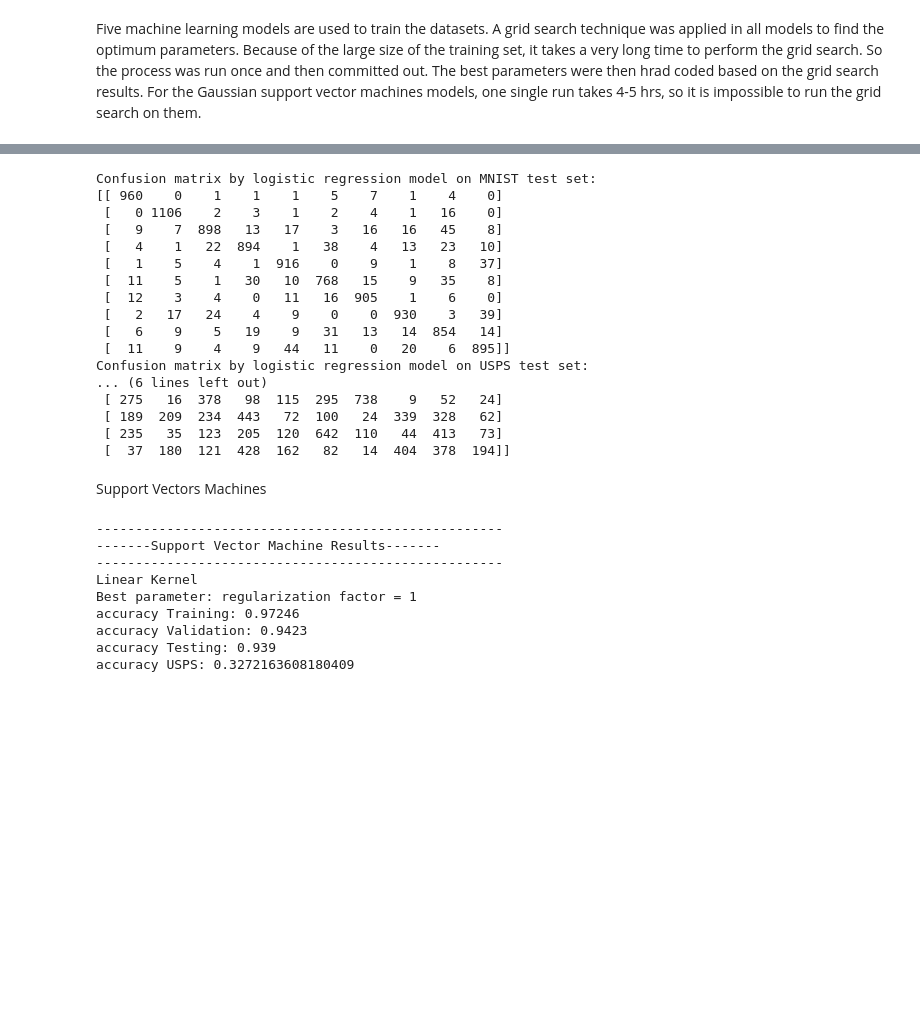
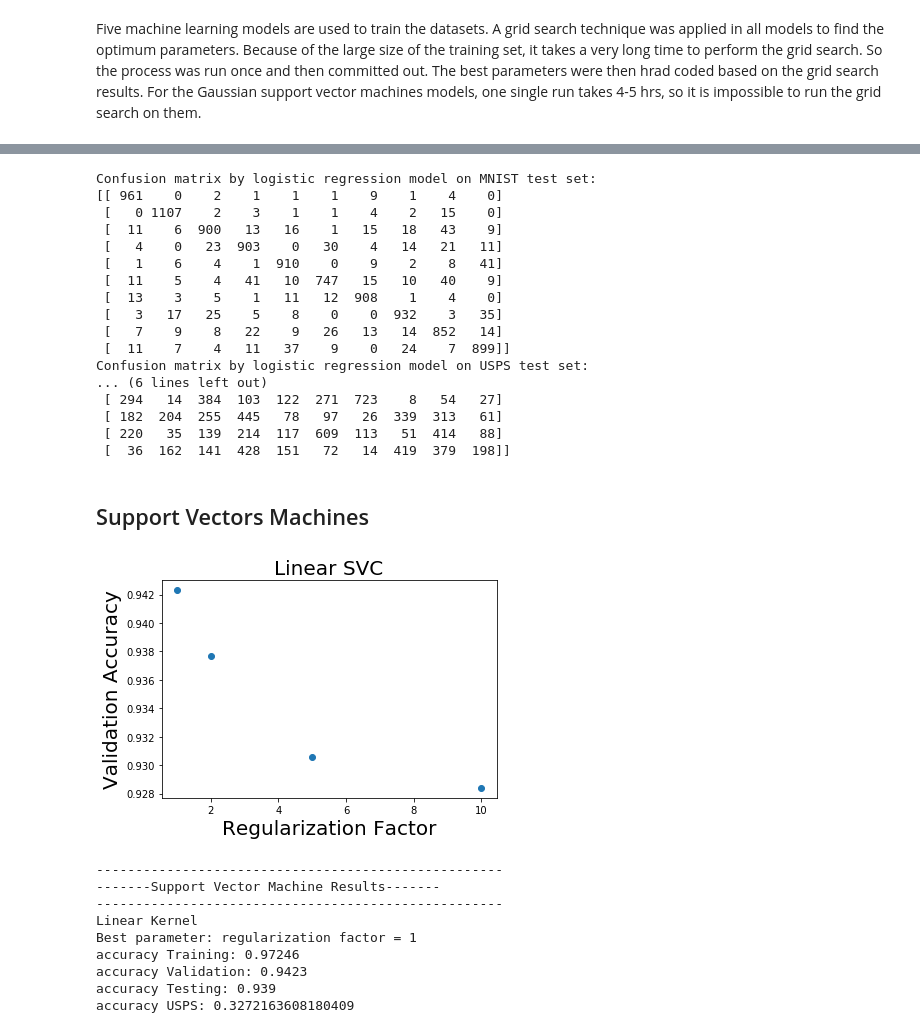
Before and after one commit to yiqichenshallwetalk/DigitClassifier, a Jupyter notebook: DigitClassifier.ipynb, the cells around one changed output, grey strips where cells are left out. Cells and saved outputs as stored; diff of their text form; code cells hidden in the pictures; blank space fills up the shorter version.

```diff
--- a/DigitClassifier.ipynb
+++ b/DigitClassifier.ipynb
@@ -347,9 +383,9 @@ EMS USPS: 2.164904157896523, accuracy USPS: 0.36566828341417074
 # %%
 # Calculate confusion matrices for both MNIST and USPS datasets
-y_pred_log = softmax(w.dot(x_test.T)).T
+y_pred_log = logreg.predict(w, x_test)
 label_pred_log = [np.argmax(y_pred_log[i]) for i in range(len(y_pred_log))]
 cf_log = confusion_matrix(label_test, label_pred_log)
-y_usps_pred_log = softmax(w.dot(x_usps_test.T)).T
+y_usps_pred_log = logreg.predict(w, x_usps_test)
 label_usps_pred_log = [np.argmax(y_usps_pred_log[i]) for i in range(len(y_usps_pred_log))]
 cf_usps_log = confusion_matrix(label_usps_test, label_usps_pred_log)
 print ('\n')
@@ -359,40 +395,43 @@ print ('Confusion matrix by logistic regression model on USPS test set:')
 print (cf_usps_log)
 # %% [output]
 Confusion matrix by logistic regression model on MNIST test set:
-[[ 960    0    1    1    1    5    7    1    4    0]
- [   0 1106    2    3    1    2    4    1   16    0]
- [   9    7  898   13   17    3   16   16   45    8]
- [   4    1   22  894    1   38    4   13   23   10]
- [   1    5    4    1  916    0    9    1    8   37]
- [  11    5    1   30   10  768   15    9   35    8]
- [  12    3    4    0   11   16  905    1    6    0]
- [   2   17   24    4    9    0    0  930    3   39]
- [   6    9    5   19    9   31   13   14  854   14]
- [  11    9    4    9   44   11    0   20    6  895]]
+[[ 961    0    2    1    1    1    9    1    4    0]
+ [   0 1107    2    3    1    1    4    2   15    0]
+ [  11    6  900   13   16    1   15   18   43    9]
+ [   4    0   23  903    0   30    4   14   21   11]
+ [   1    6    4    1  910    0    9    2    8   41]
+ [  11    5    4   41   10  747   15   10   40    9]
+ [  13    3    5    1   11   12  908    1    4    0]
+ [   3   17   25    5    8    0    0  932    3   35]
+ [   7    9    8   22    9   26   13   14  852   14]
+ [  11    7    4   11   37    9    0   24    7  899]]
 Confusion matrix by logistic regression model on USPS test set:
 ... (6 lines left out)
- [ 275   16  378   98  115  295  738    9   52   24]
- [ 189  209  234  443   72  100   24  339  328   62]
- [ 235   35  123  205  120  642  110   44  413   73]
- [  37  180  121  428  162   82   14  404  378  194]]
+ [ 294   14  384  103  122  271  723    8   54   27]
+ [ 182  204  255  445   78   97   26  339  313   61]
+ [ 220   35  139  214  117  609  113   51  414   88]
+ [  36  162  141  428  151   72   14  419  379  198]]
 # %% [markdown]
-Support Vectors Machines
+## Support Vectors Machines
 # %%
-#    # Finding the best regularization factor for linear vector machines
-#    C_factors = [1,2,5,10]
-#    # Linear Kernel
-#    #Find the best regularization factor to use
-#    acc_val_linear_all = []
-#    for C in C_factors:
-#        svc_linear = SVC(kernel='linear', C=C)
-#        svc_linear.fit(x_train,label_train)
-#        acc_val_svc_linear = svc_linear.score(x_val,label_val)
-#        acc_val_linear_all.append(acc_val_svc_linear)
-#    plt.figure()
-#    plt.plot(C_factors, acc_val_linear_all, 'o')
-#    plt.xlabel('Regularization Factor', fontsize=20)
-#    plt.ylabel('Validation Accuracy', fontsize=20)
-#    plt.title(r'Linear SVC', fontsize=20)
-#
-#    C_best_linear = C_factors[np.argmax(acc_val_linear_all)]
+# Finding the best regularization factor for linear vector machines
+C_factors = [1,2,5,10]
+# Linear Kernel
+#Find the best regularization factor to use
+acc_val_linear_all = []
+for C in C_factors:
+   svc_linear = SVC(kernel='linear', C=C)
+   svc_linear.fit(x_train,label_train)
+   acc_val_svc_linear = svc_linear.score(x_val,label_val)
+   acc_val_linear_all.append(acc_val_svc_linear)
+plt.figure()
+plt.plot(C_factors, acc_val_linear_all, 'o')
+plt.xlabel('Regularization Factor', fontsize=20)
+plt.ylabel('Validation Accuracy', fontsize=20)
+plt.title(r'Linear SVC', fontsize=20)
+plt.show()
+
+C_best_linear = C_factors[np.argmax(acc_val_linear_all)]
+# %% [output]
+[figure, added]
 # %%
```
Also changed, not shown: parts of 40 cells of this notebook.
